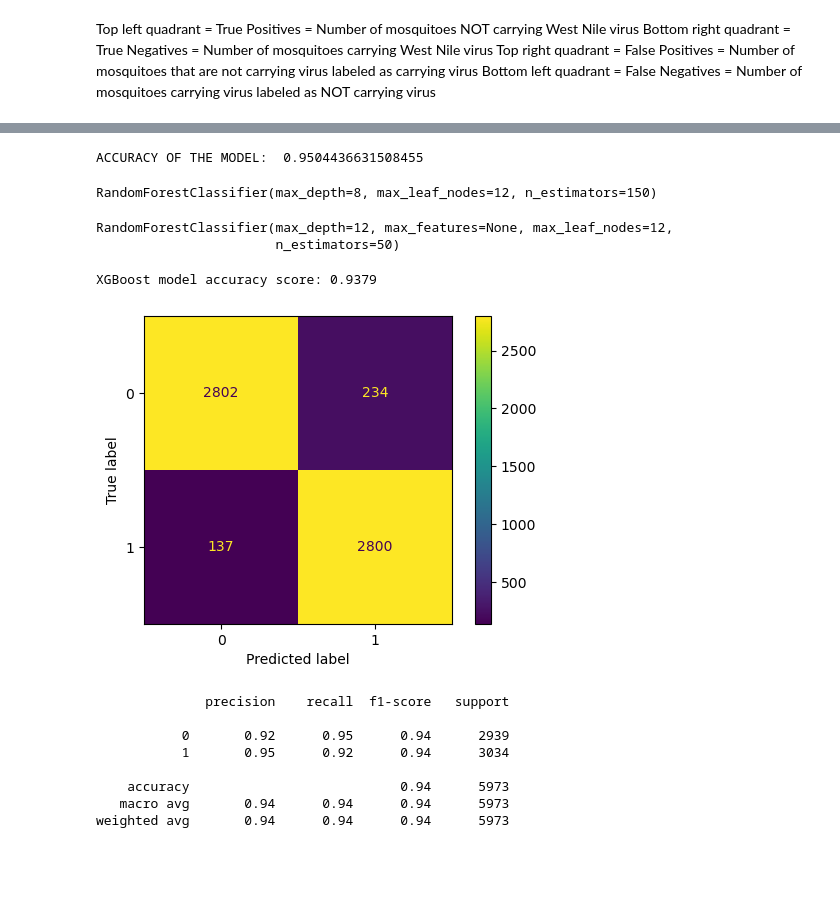
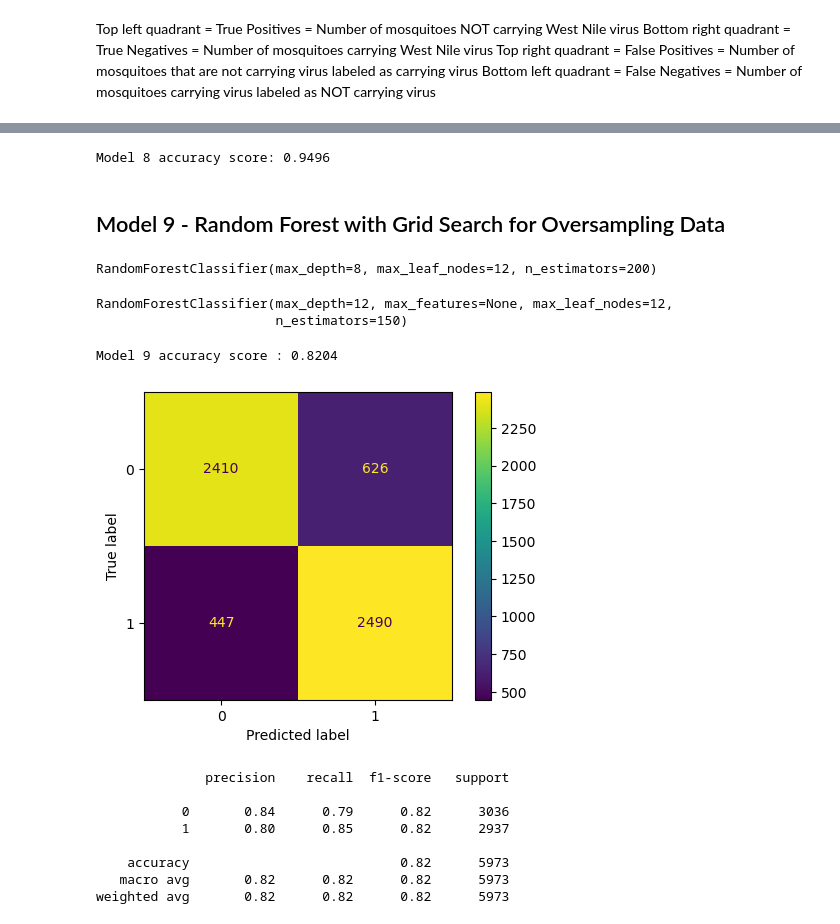
Before and after one commit to annapfenner/Predicting-the-West-Nile-virus, a Jupyter notebook: Project 2- Pre-processing, Training & Modeling.ipynb, the cells around one changed output, grey strips where cells are left out. Drawn from its saved outputs; the diff is of its cells as text; code cells hidden in the pictures; blank space fills up the shorter version.

```diff
--- a/Project 2- Pre-processing, Training & Modeling.ipynb
+++ b/Project 2- Pre-processing, Training & Modeling.ipynb
@@ -510,16 +616,18 @@ from sklearn.ensemble import RandomForestClassifier
 # %%
-clf = RandomForestClassifier(n_estimators = 100)
+model_8 = RandomForestClassifier(n_estimators = 100)
 
 # Train the model
-clf.fit(X_train, y_train)
+model_8.fit(X_train, y_train)
 
 # Make y predictions on the X_test data
-y_pred = clf.predict(X_test)
+y_pred = model_8.predict(X_test)
 
 # using metrics module for accuracy calculation
-print("ACCURACY OF THE MODEL: ", accuracy_score(y_test, y_pred))
+print('Model 8 accuracy score: {0:0.4f}'. format(accuracy_score(y_test, y_pred)))
 # %% [output]
-ACCURACY OF THE MODEL:  0.9504436631508455
+Model 8 accuracy score: 0.9496
+# %% [markdown]
+## Model 9 - Random Forest with Grid Search for Oversampling Data
 # %%
 #use Grid search on Random Forest model
 param_grid = {
@@ -530,48 +638,43 @@ param_grid = {
 }
 # %%
 #train model on different parameters using grid search to find a better model
-grid_search = GridSearchCV(RandomForestClassifier(),
+model_9 = GridSearchCV(RandomForestClassifier(),
                            param_grid=param_grid)
-grid_search.fit(X_train, y_train)
-print(grid_search.best_estimator_)
+model_9.fit(X_train, y_train)
+print(model_9.best_estimator_)
 # %% [output]
-RandomForestClassifier(max_depth=8, max_leaf_nodes=12, n_estimators=150)
+RandomForestClassifier(max_depth=8, max_leaf_nodes=12, n_estimators=200)
 # %%
 #use best parameters from GridSearch above
-model_grid = RandomForestClassifier(max_depth=12,
+model_9_best = RandomForestClassifier(max_depth=12,
                                     max_features=None,
                                     max_leaf_nodes=12,
-                                    n_estimators=50)
-model_grid.fit(X_train, y_train)
+                                    n_estimators=150)
+model_9_best.fit(X_train, y_train)
 # %% [output]
 RandomForestClassifier(max_depth=12, max_features=None, max_leaf_nodes=12,
-                       n_estimators=50)
+                       n_estimators=150)
 # %%
-#find the predicted y values from using the X_test data
-y_pred = classifier.predict(X_test)
+#predict y values from X_test set
+y_pred = model_9_best.predict(X_test)
 
 #determine accuracy of model using actual y_test values and predicted y_pred values
-print('XGBoost model accuracy score: {0:0.4f}'. format(accuracy_score(y_test, y_pred)))
+print('Model 9 accuracy score : {0:0.4f}'. format(accuracy_score(y_test, y_pred)))
 
-#display confustion matrix
-cm = confusion_matrix(y_test, y_pred, labels=classifier.classes_)
-color = 'white'
-disp = ConfusionMatrixDisplay(confusion_matrix=cm, display_labels=classifier.classes_)
-disp.plot()
-plt.show()
+#display confustion matrix for base model of XGBoost
+display_confusion_matrix(y_test, y_pred, model_9_best)
+
+#classification report
+class_report(y_test, y_pred)
 # %% [output]
-XGBoost model accuracy score: 0.9379
+Model 9 accuracy score : 0.8204
-[figure, old version]
+[figure, new version]
+              precision    recall  f1-score   support
+
+           0       0.84      0.79      0.82      3036
+           1       0.80      0.85      0.82      2937
+
+    accuracy                           0.82      5973
+   macro avg       0.82      0.82      0.82      5973
+weighted avg       0.82      0.82      0.82      5973
-# %%
-#print classification report
-print(classification_report(y_pred, y_test))
-# %% [output]
-              precision    recall  f1-score   support
-
-           0       0.92      0.95      0.94      2939
-           1       0.95      0.92      0.94      3034
-
-    accuracy                           0.94      5973
-   macro avg       0.94      0.94      0.94      5973
-weighted avg       0.94      0.94      0.94      5973
 # %%
```
Also changed, not shown: parts of 66 cells of this notebook.
